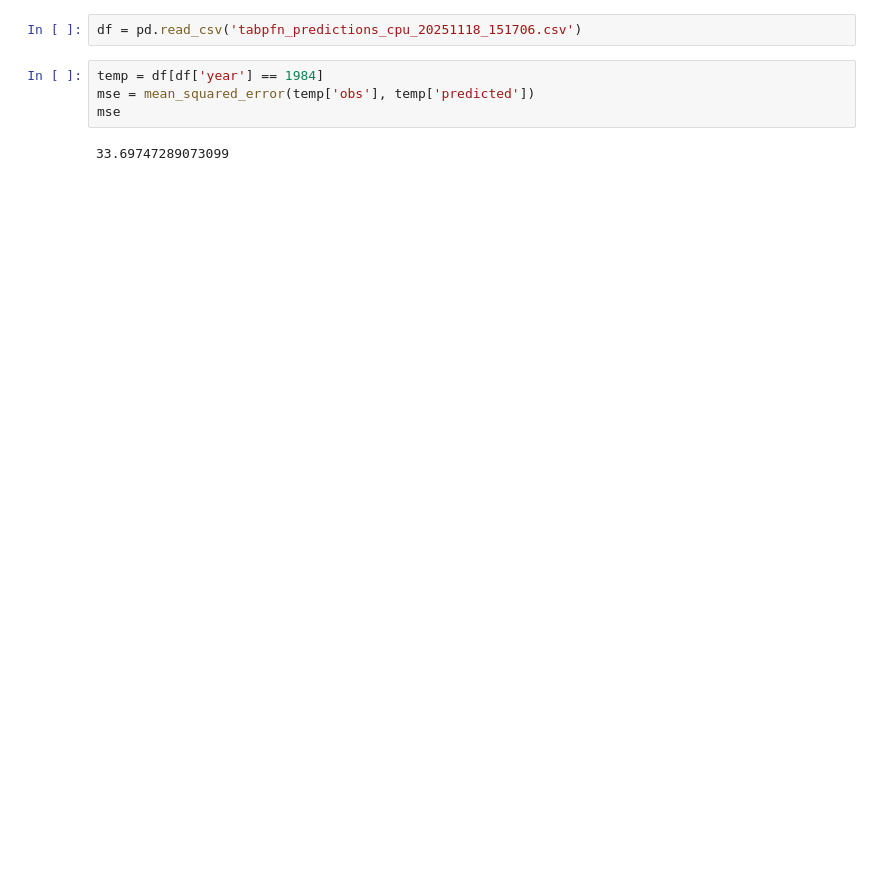
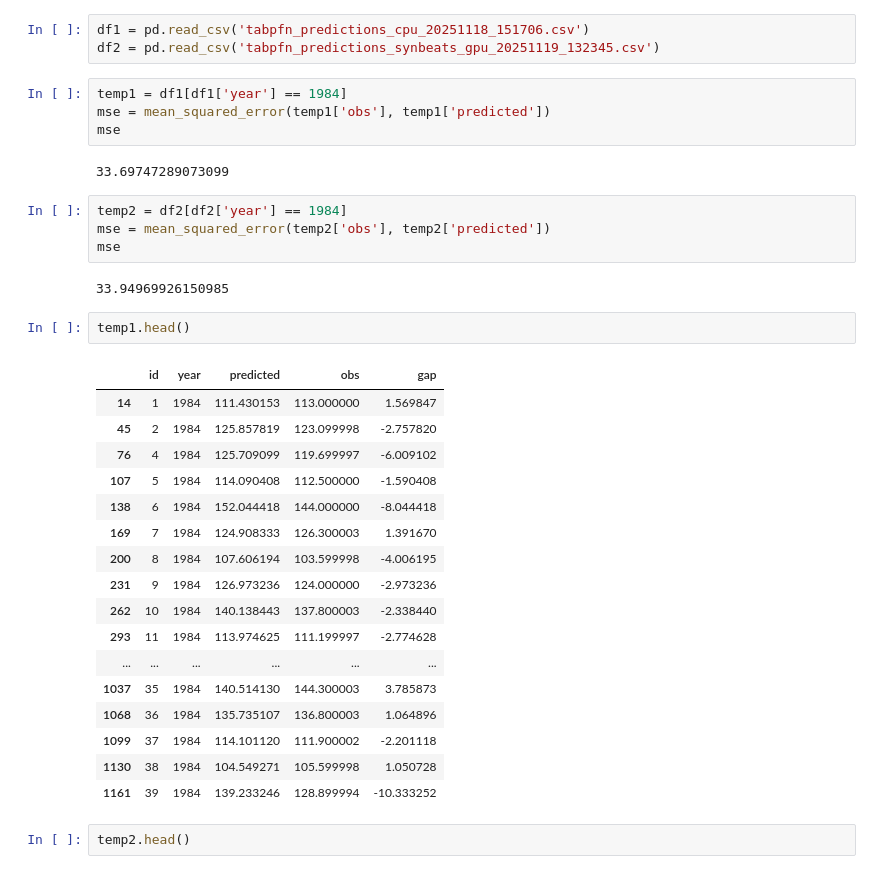
Before and after one commit to salilgoyal/SyNBEATS_tabpfn, a Jupyter notebook: tabpfn/tabpfn.ipynb, the cells around one changed output. Cells and saved outputs as stored; diff of their text form; blank space fills up the shorter version.

```diff
--- a/tabpfn/tabpfn.ipynb
+++ b/tabpfn/tabpfn.ipynb
@@ -541,10 +541,39 @@ window_out
 import pandas as pd
 from sklearn.metrics import mean_squared_error
 # %%
-df = pd.read_csv('tabpfn_predictions_cpu_20251118_151706.csv')
+df1 = pd.read_csv('tabpfn_predictions_cpu_20251118_151706.csv')
+df2 = pd.read_csv('tabpfn_predictions_synbeats_gpu_20251119_132345.csv')
 # %%
-temp = df[df['year'] == 1984]
-mse = mean_squared_error(temp['obs'], temp['predicted'])
+temp1 = df1[df1['year'] == 1984]
+mse = mean_squared_error(temp1['obs'], temp1['predicted'])
 mse
 # %% [output]
 33.69747289073099
+# %%
+temp2 = df2[df2['year'] == 1984]
+mse = mean_squared_error(temp2['obs'], temp2['predicted'])
+mse
+# %% [output]
+33.94969926150985
+# %%
+temp1.head()
+# %% [output]
+|  | id | year | predicted | obs | gap |
+| 14 | 1 | 1984 | 111.430153 | 113.000000 | 1.569847 |
+| 45 | 2 | 1984 | 125.857819 | 123.099998 | -2.757820 |
+| 76 | 4 | 1984 | 125.709099 | 119.699997 | -6.009102 |
+| 107 | 5 | 1984 | 114.090408 | 112.500000 | -1.590408 |
+| 138 | 6 | 1984 | 152.044418 | 144.000000 | -8.044418 |
+| 169 | 7 | 1984 | 124.908333 | 126.300003 | 1.391670 |
+| 200 | 8 | 1984 | 107.606194 | 103.599998 | -4.006195 |
+| 231 | 9 | 1984 | 126.973236 | 124.000000 | -2.973236 |
+| 262 | 10 | 1984 | 140.138443 | 137.800003 | -2.338440 |
+| 293 | 11 | 1984 | 113.974625 | 111.199997 | -2.774628 |
+| ... | ... | ... | ... | ... | ... |
+| 1037 | 35 | 1984 | 140.514130 | 144.300003 | 3.785873 |
+| 1068 | 36 | 1984 | 135.735107 | 136.800003 | 1.064896 |
+| 1099 | 37 | 1984 | 114.101120 | 111.900002 | -2.201118 |
+| 1130 | 38 | 1984 | 104.549271 | 105.599998 | 1.050728 |
+| 1161 | 39 | 1984 | 139.233246 | 128.899994 | -10.333252 |
+# %%
+temp2.head()
```
Also changed, not shown: 1 other file.
